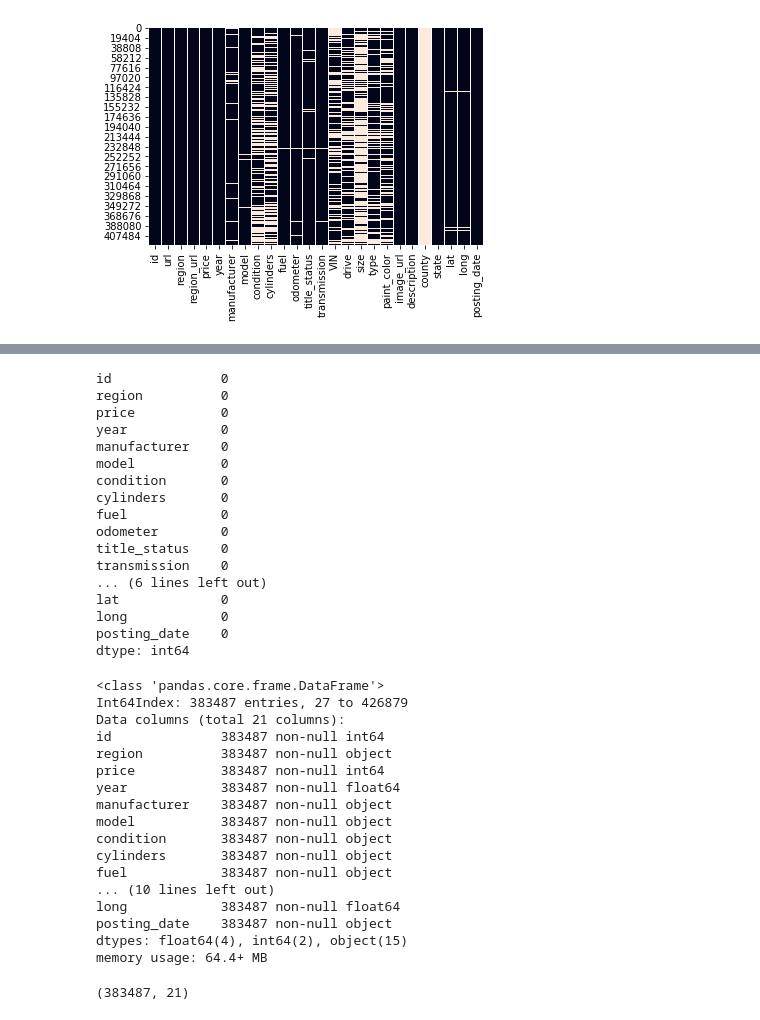
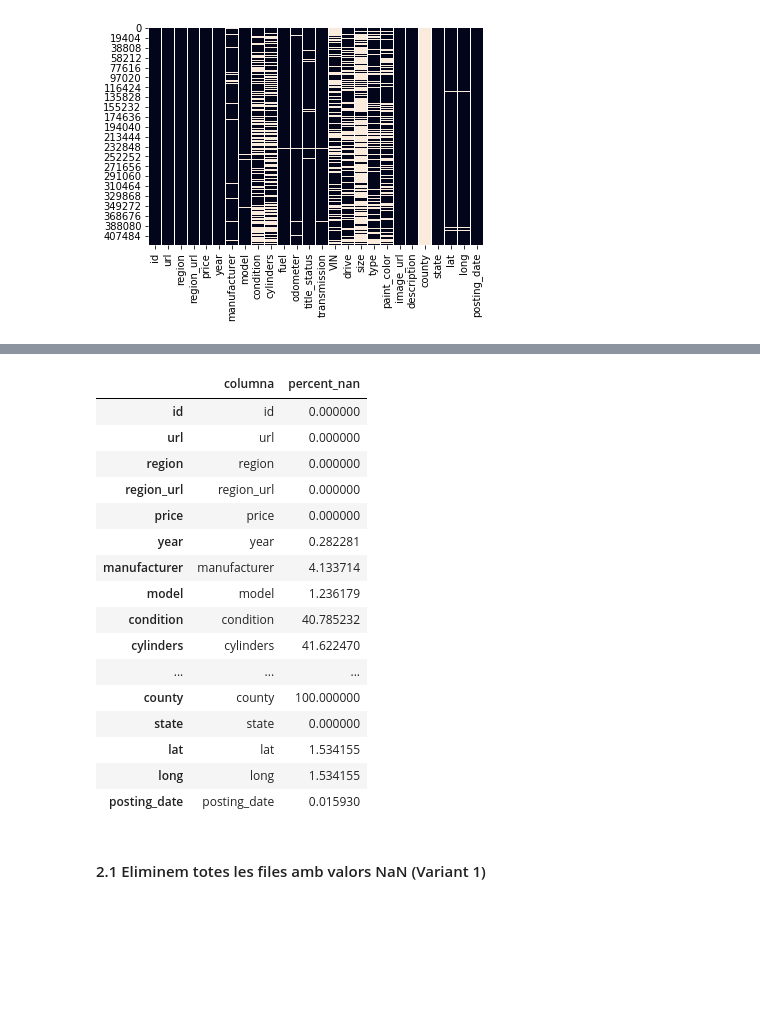
Before and after one commit to Biel-Altimira/used_cars, a Jupyter notebook: used_cars.ipynb, the cells around one changed output, grey strips where cells are left out. Saved outputs shown, nothing was run; the diff lists cells and outputs as text; code cells hidden in the pictures; blank space fills up the shorter version.

```diff
--- a/used_cars.ipynb
+++ b/used_cars.ipynb
@@ -13,10 +13,10 @@ import matplotlib.pyplot as plt
 %matplotlib inline
 import seaborn as sns
 # %%
-# Carreguem les dades en un datafram de pandas
+# Carreguem les dades en un dataframe de pandas
 
-file = ("vehicles.csv")
-data = pd.read_csv(file)
+fitxer = ("vehicles.csv")
+data = pd.read_csv(fitxer)
 # %%
 # Opcions pel display de dataframes
 
@@ -186,44 +60,24 @@ clean_data.dropna(axis = 0, inplace=True)
-# %%
-clean_data.isnull().sum()
-# %% [output]
-id              0
-region          0
-price           0
-year            0
-manufacturer    0
-model           0
-condition       0
-cylinders       0
-fuel            0
-odometer        0
-title_status    0
-transmission    0
-... (6 lines left out)
-lat             0
-long            0
-posting_date    0
-dtype: int64
-# %%
-clean_data.info()
-# %% [output]
-<class 'pandas.core.frame.DataFrame'>
-Int64Index: 383487 entries, 27 to 426879
-Data columns (total 21 columns):
-id              383487 non-null int64
-region          383487 non-null object
-price           383487 non-null int64
-year            383487 non-null float64
-manufacturer    383487 non-null object
-model           383487 non-null object
-condition       383487 non-null object
-cylinders       383487 non-null object
-fuel            383487 non-null object
-... (10 lines left out)
-long            383487 non-null float64
-posting_date    383487 non-null object
-dtypes: float64(4), int64(2), object(15)
-memory usage: 64.4+ MB
-# %%
-clean_data.shape
-# %% [output]
-(383487, 21)
+# %%
+percent_nan = data.isnull().sum() * 100 / len(data)
+nan_df = pd.DataFrame({'columna': data.columns,
+                                 'percent_nan': percent_nan})
+# %%
+nan_df.head(30)
+# %% [output]
+|  | columna | percent_nan |
+| id | id | 0.000000 |
+| url | url | 0.000000 |
+| region | region | 0.000000 |
+| region_url | region_url | 0.000000 |
+| price | price | 0.000000 |
+| year | year | 0.282281 |
+| manufacturer | manufacturer | 4.133714 |
+| model | model | 1.236179 |
+| condition | condition | 40.785232 |
+| cylinders | cylinders | 41.622470 |
+| ... | ... | ... |
+| county | county | 100.000000 |
+| state | state | 0.000000 |
+| lat | lat | 1.534155 |
+| long | long | 1.534155 |
+| posting_date | posting_date | 0.015930 |
@@ -229,0 +88,2 @@ clean_data.shape
+# %% [markdown]
+#### 2.1 Eliminem totes les files amb valors NaN (Variant 1)
```
Also changed, not shown: parts of 46 cells of this notebook.
